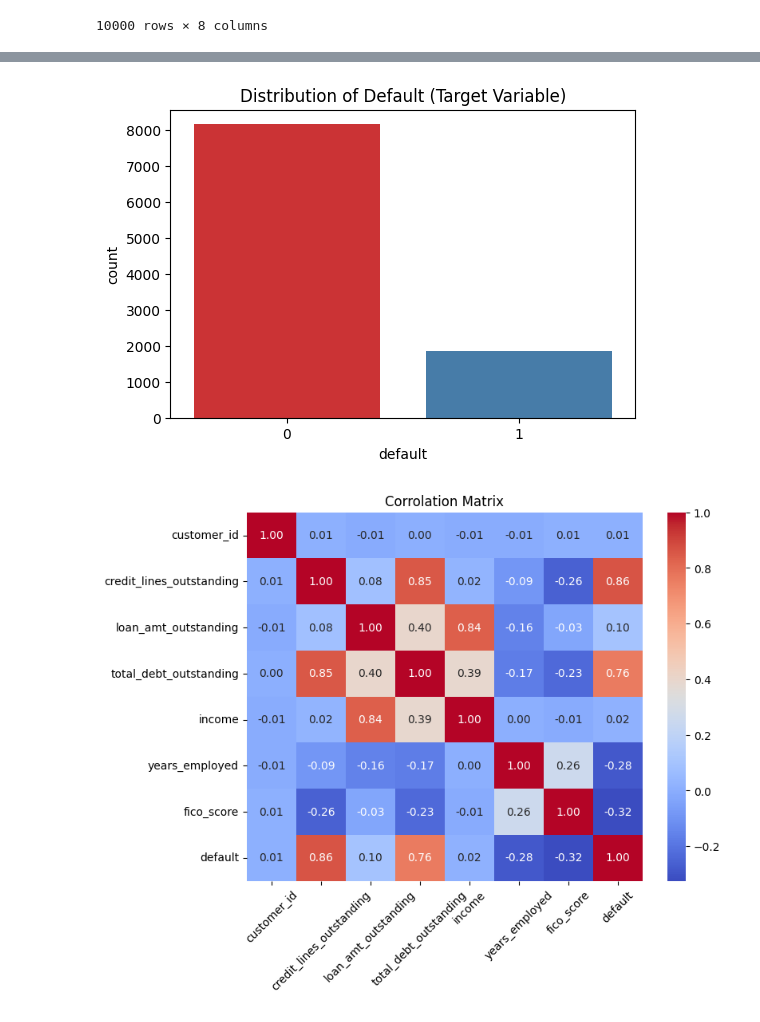
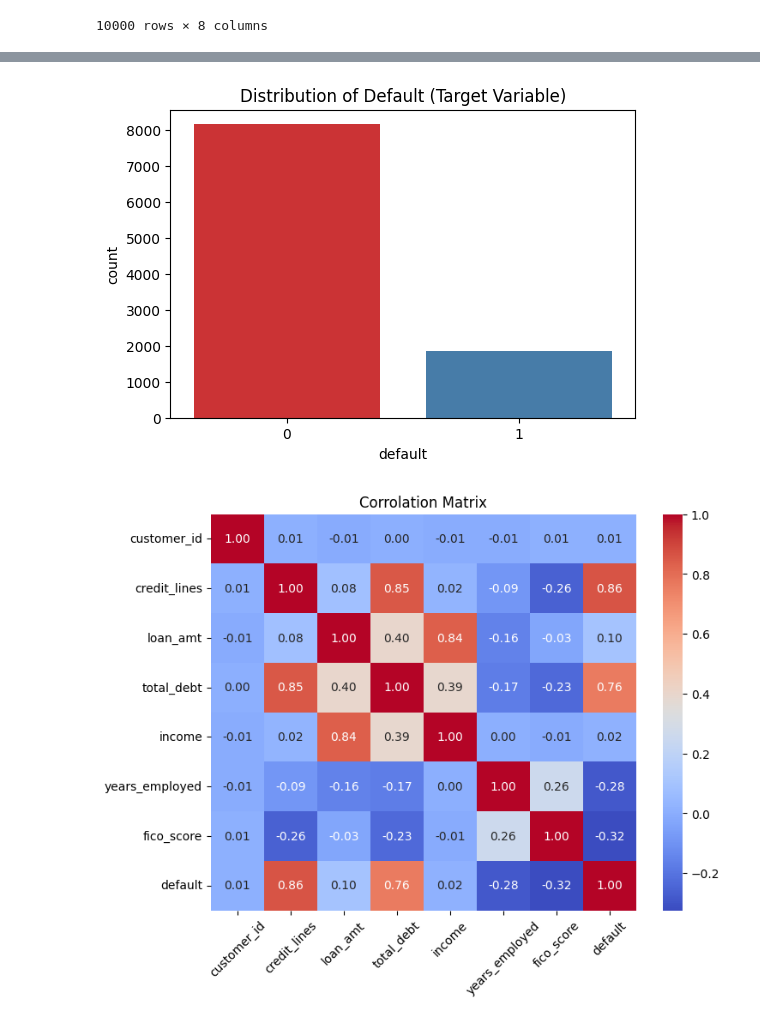
Before and after one commit to raz0208/Natural-Gas-Price-Interpolation-Forecasting, a Jupyter notebook: Task3/Credit_Risk_Analysis_and_Modeling_PD_and_EL_Prediction.ipynb, the cells around one changed output, grey strips where cells are left out. Drawn from its saved outputs; the diff is of its cells as text; code cells hidden in the pictures.

```diff
--- a/Task3/Credit_Risk_Analysis_and_Modeling_PD_and_EL_Prediction.ipynb
+++ b/Task3/Credit_Risk_Analysis_and_Modeling_PD_and_EL_Prediction.ipynb
@@ -79,6 +79,10 @@ def data_understanding(df):
   print("\n")
 
 
+# Remove "_outstanding" word from columns name where exists
+for col in df.columns:
+    if "_outstanding" in col:
+        df.rename(columns={col: col.replace("_outstanding", "")}, inplace=True)
 
 # Call the data_understanding function
 data_understanding(df)
@@ -100,5 +104,5 @@ default                     0
 dtype: int64
 
 Number of duplicate rows: 0
 [figure]
-[figure, old version]
+[figure, new version]
```
Also changed, not shown: parts of 1 cell of this notebook.
